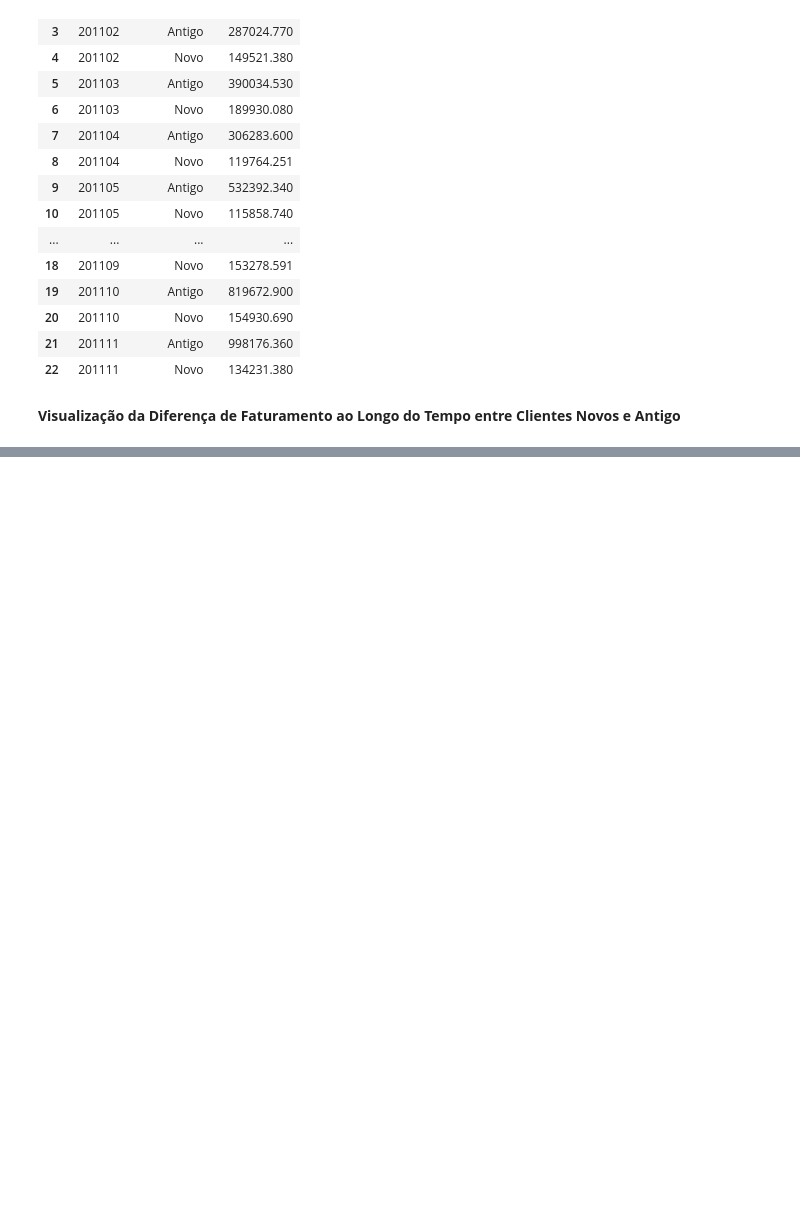
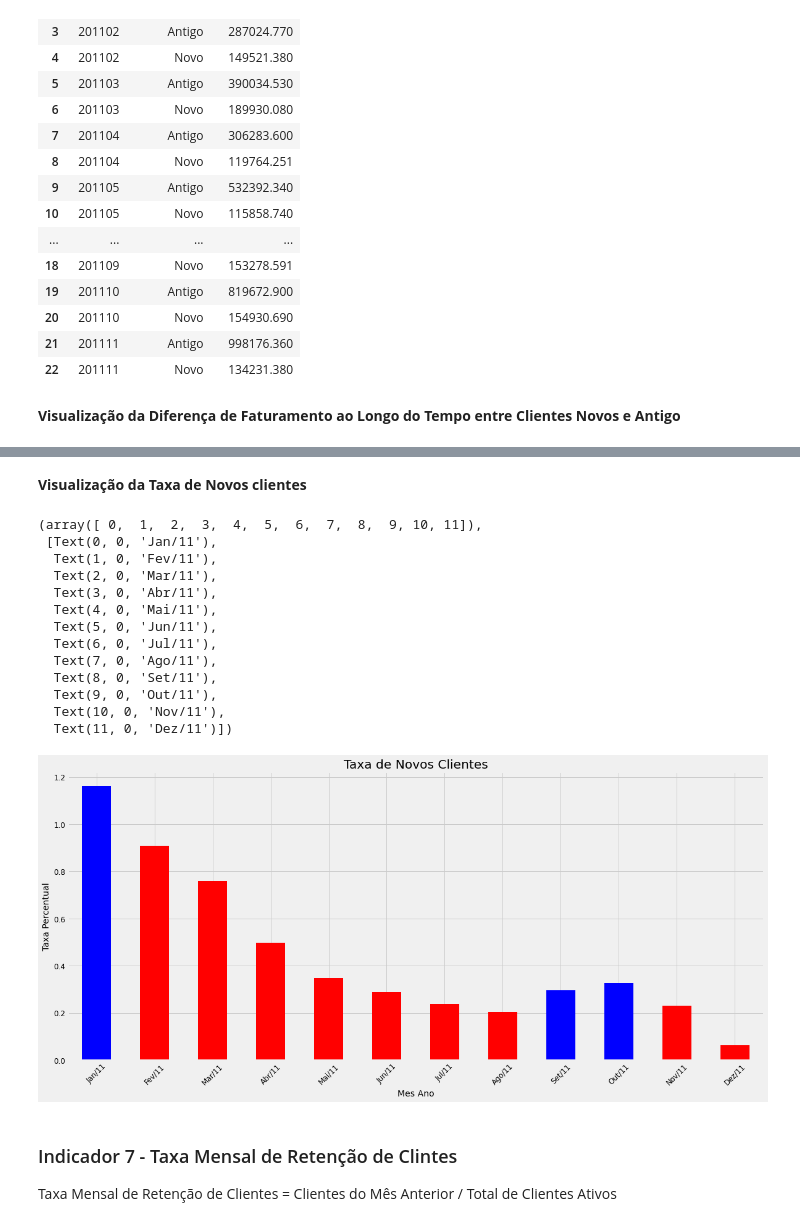
Before and after one commit to rodolffoterra/Project_KPIs, a Jupyter notebook: Project_KPIs.ipynb, the cells around one changed output, grey strips where cells are left out. Cells and saved outputs as stored; diff of their text form; code cells hidden in the pictures; blank space fills up the shorter version.

```diff
--- a/Project_KPIs.ipynb
+++ b/Project_KPIs.ipynb
@@ -713,0 +711,9 @@ plt.show()
+# %%
+# Calculates the rate of new customers
+
+df_taxa_novos_clientes = dados_compras.query("TipoUsuario == 'Novo' ").groupby(['AnoMes'])['IdCliente'].nunique() / dados_compras.query("TipoUsuario == 'Antigo'").groupby(['AnoMes'])['IdCliente'].nunique()
+# %%
+# Adjust index and remove missing values
+
+df_taxa_novos_clientes = df_taxa_novos_clientes.reset_index()
+df_taxa_novos_clientes = df_taxa_novos_clientes.dropna()
@@ -713,0 +738,34 @@ plt.show()
+# %% [markdown]
+**Visualização da Taxa de Novos clientes**
+# %%
+# Plot
+
+df_taxa_novos_clientes['IdCliente'].plot(kind="bar",
+                                                 title="test", color = ('blue','red','red','red','red',
+                                                              "red",'red','red','blue','blue',
+                                                              'red','red'))
+meses = ['Jan/11','Fev/11','Mar/11','Abr/11','Mai/11','Jun/11','Jul/11','Ago/11','Set/11','Out/11','Nov/11','Dez/11']
+plt.xticks([x for x in range(12)], meses)
+plt.title("Taxa de Novos Clientes")
+plt.ylabel("Taxa Percentual")
+plt.xlabel("Mes Ano")
+plt.xticks(rotation=45)
+# %% [output]
+(array([ 0,  1,  2,  3,  4,  5,  6,  7,  8,  9, 10, 11]),
+ [Text(0, 0, 'Jan/11'),
+  Text(1, 0, 'Fev/11'),
+  Text(2, 0, 'Mar/11'),
+  Text(3, 0, 'Abr/11'),
+  Text(4, 0, 'Mai/11'),
+  Text(5, 0, 'Jun/11'),
+  Text(6, 0, 'Jul/11'),
+  Text(7, 0, 'Ago/11'),
+  Text(8, 0, 'Set/11'),
+  Text(9, 0, 'Out/11'),
+  Text(10, 0, 'Nov/11'),
+  Text(11, 0, 'Dez/11')])
+[figure, added]
+# %% [markdown]
+### Indicador 7 - Taxa Mensal de Retenção de Clintes
+
+Taxa Mensal de Retenção de Clientes = Clientes do Mês Anterior / Total de Clientes Ativos
```
Also changed, not shown: parts of 20 cells of this notebook, 1 other file.
